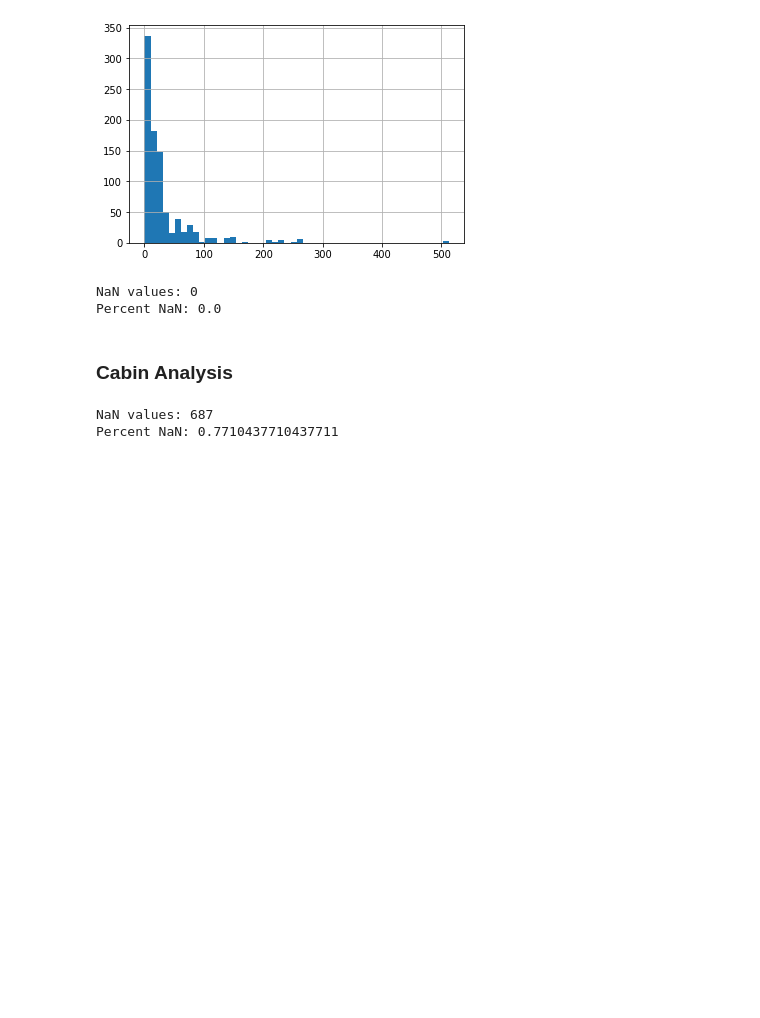
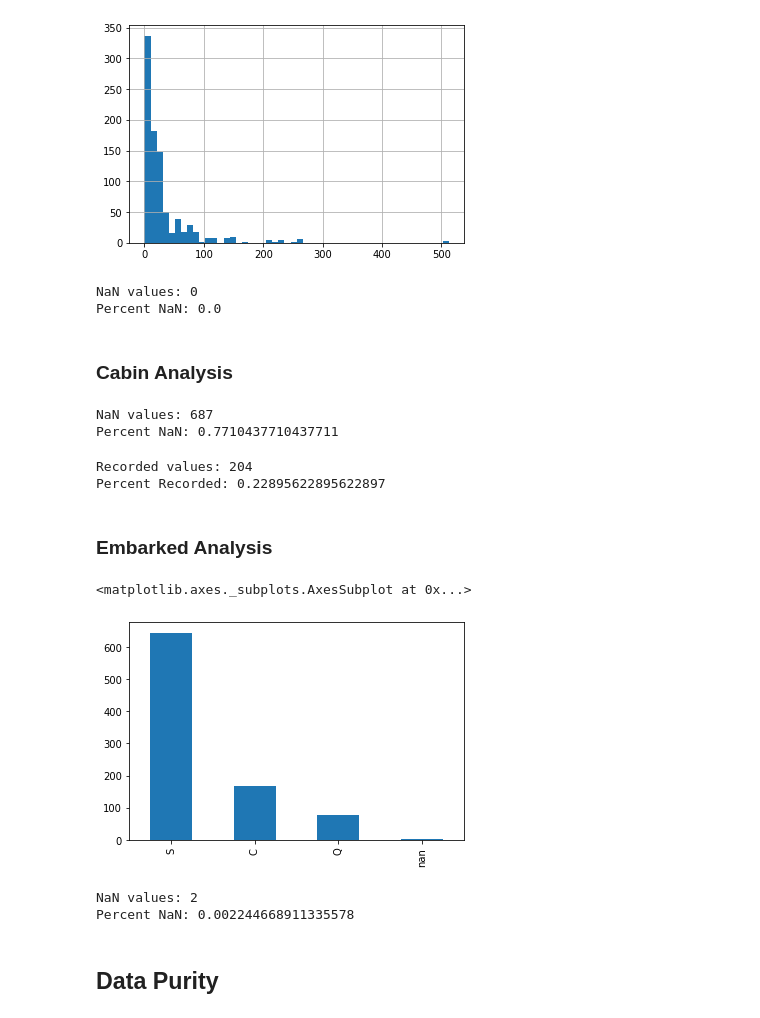
Before and after one commit to Chris112345/TitanicML, a Jupyter notebook: Methods/Data_Analysis.ipynb, the cells around one changed output. Cells and saved outputs as stored; diff of their text form; code cells hidden in the pictures; blank space fills up the shorter version.

Commit message:
Added a few analysis methods

```diff
--- a/Methods/Data_Analysis.ipynb
+++ b/Methods/Data_Analysis.ipynb
@@ -98,3 +105,27 @@ print("Percent NaN: " + str(temp/trainingData["Cabin"].count()))
 # %% [output]
 NaN values: 687
 Percent NaN: 0.7710437710437711
+# %%
+temp = trainingData[trainingData["Cabin"] != "nan"]["Cabin"].count()
+print("Recorded values: " + str(temp))
+print("Percent Recorded: " + str(temp/trainingData["Cabin"].count()))
+# %% [output]
+Recorded values: 204
+Percent Recorded: 0.22895622895622897
+# %% [markdown]
+### Embarked Analysis
+# %%
+temp = trainingData["Embarked"]
+temp.fillna("Empty").value_counts().plot(kind = "bar")
+# %% [output]
+<matplotlib.axes._subplots.AxesSubplot at 0x...>
+[figure, added]
+# %%
+temp = trainingData[trainingData["Embarked"] == "nan"]["Embarked"].count()
+print("NaN values: " + str(temp))
+print("Percent NaN: " + str(temp/trainingData["Embarked"].count()))
+# %% [output]
+NaN values: 2
+Percent NaN: 0.002244668911335578
+# %% [markdown]
+## Data Purity
```
Also changed, not shown: parts of 3 cells of this notebook.
